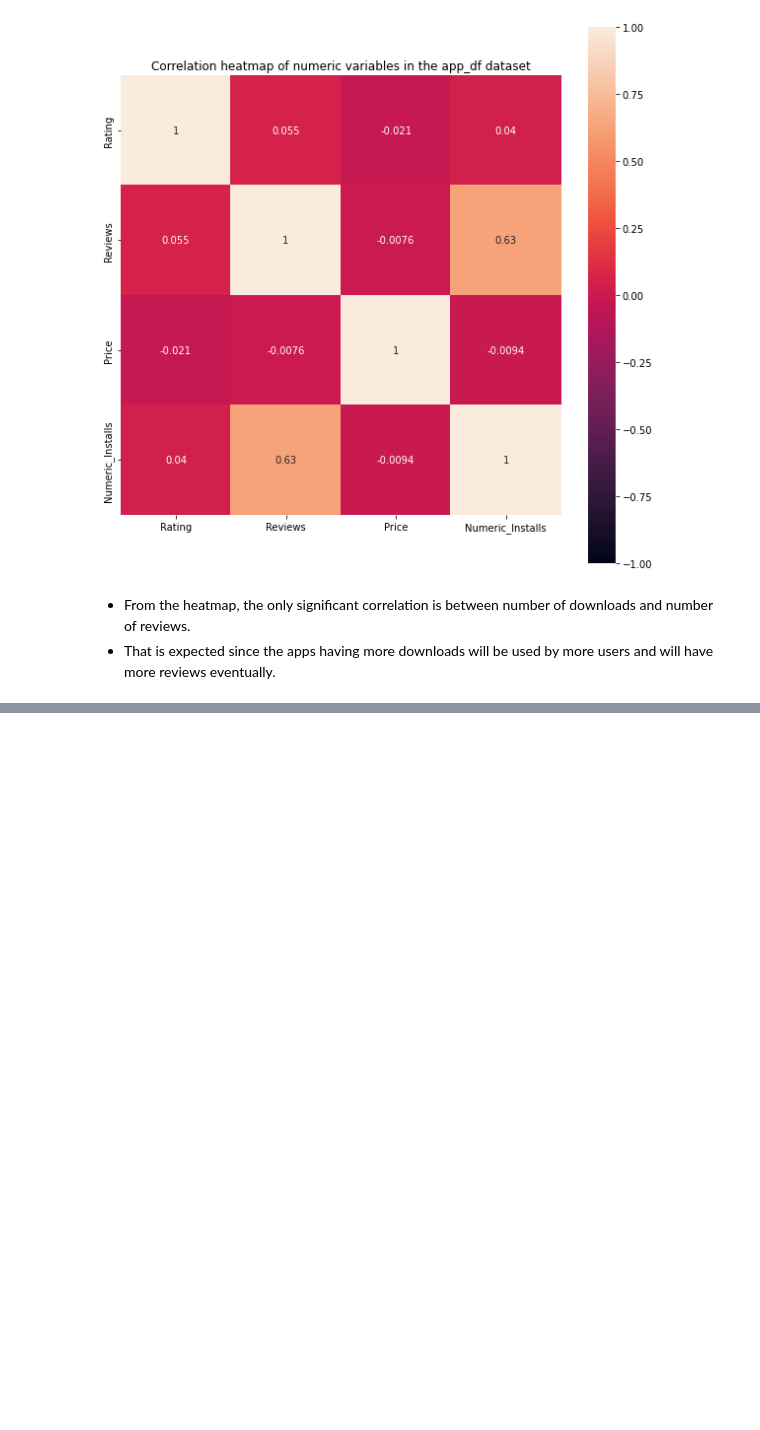
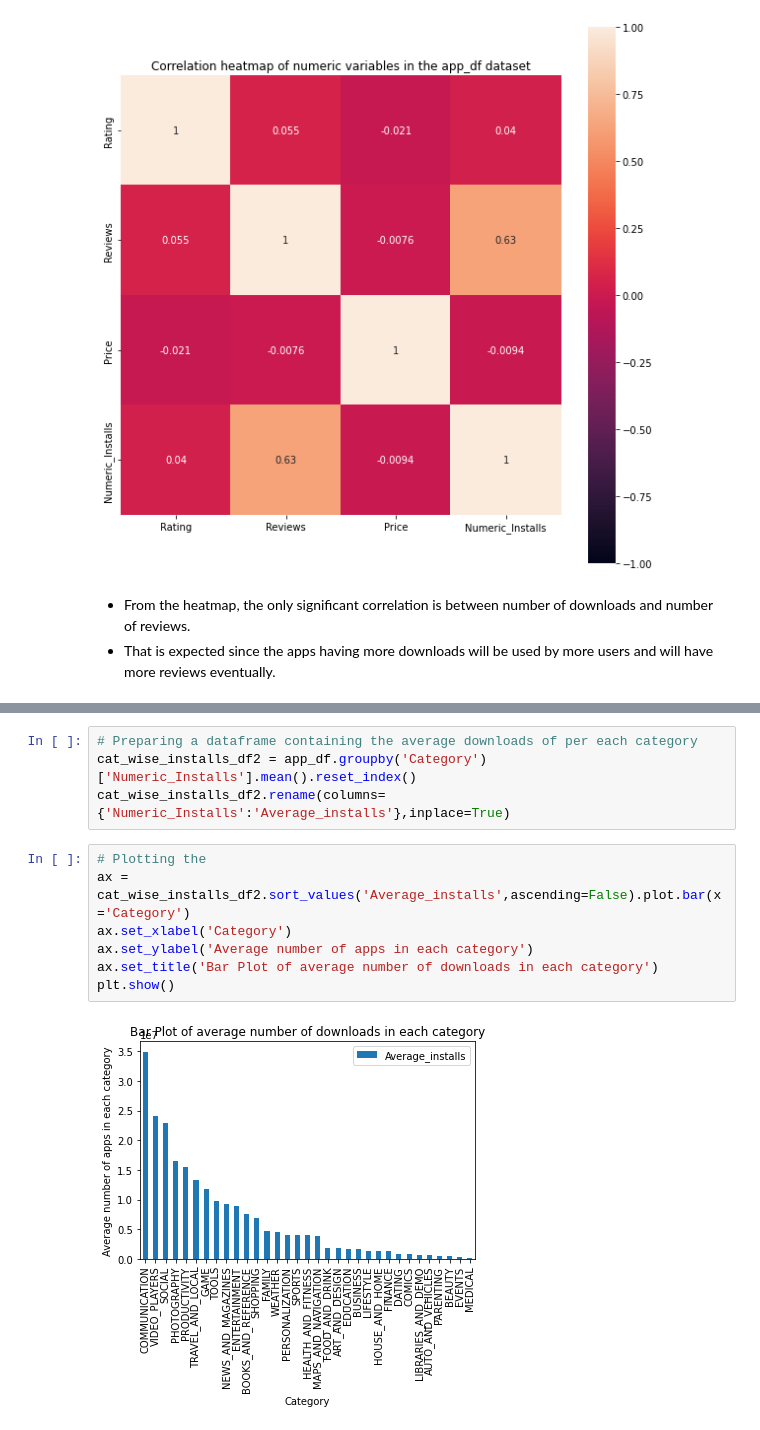
Before and after one commit to Nandeesh-U/EDA_google_play_store_app_data, a Jupyter notebook: Team_Notebook_EDA_CAPSTONE.ipynb, the cells around one changed output, grey strips where cells are left out. Cells and saved outputs as stored; diff of their text form; blank space fills up the shorter version.

```diff
--- a/Team_Notebook_EDA_CAPSTONE.ipynb
+++ b/Team_Notebook_EDA_CAPSTONE.ipynb
@@ -1148,0 +1256,13 @@ array(['ART_AND_DESIGN', 'AUTO_AND_VEHICLES', 'BEAUTY',
+# %%
+# Preparing a dataframe containing the average downloads of per each category
+cat_wise_installs_df2 = app_df.groupby('Category')['Numeric_Installs'].mean().reset_index()
+cat_wise_installs_df2.rename(columns={'Numeric_Installs':'Average_installs'},inplace=True)
+# %%
+# Plotting the
+ax = cat_wise_installs_df2.sort_values('Average_installs',ascending=False).plot.bar(x='Category')
+ax.set_xlabel('Category')
+ax.set_ylabel('Average number of apps in each category')
+ax.set_title('Bar Plot of average number of downloads in each category')
+plt.show()
+# %% [output]
+[figure, added]
```
Also changed, not shown: parts of 118 cells of this notebook.
